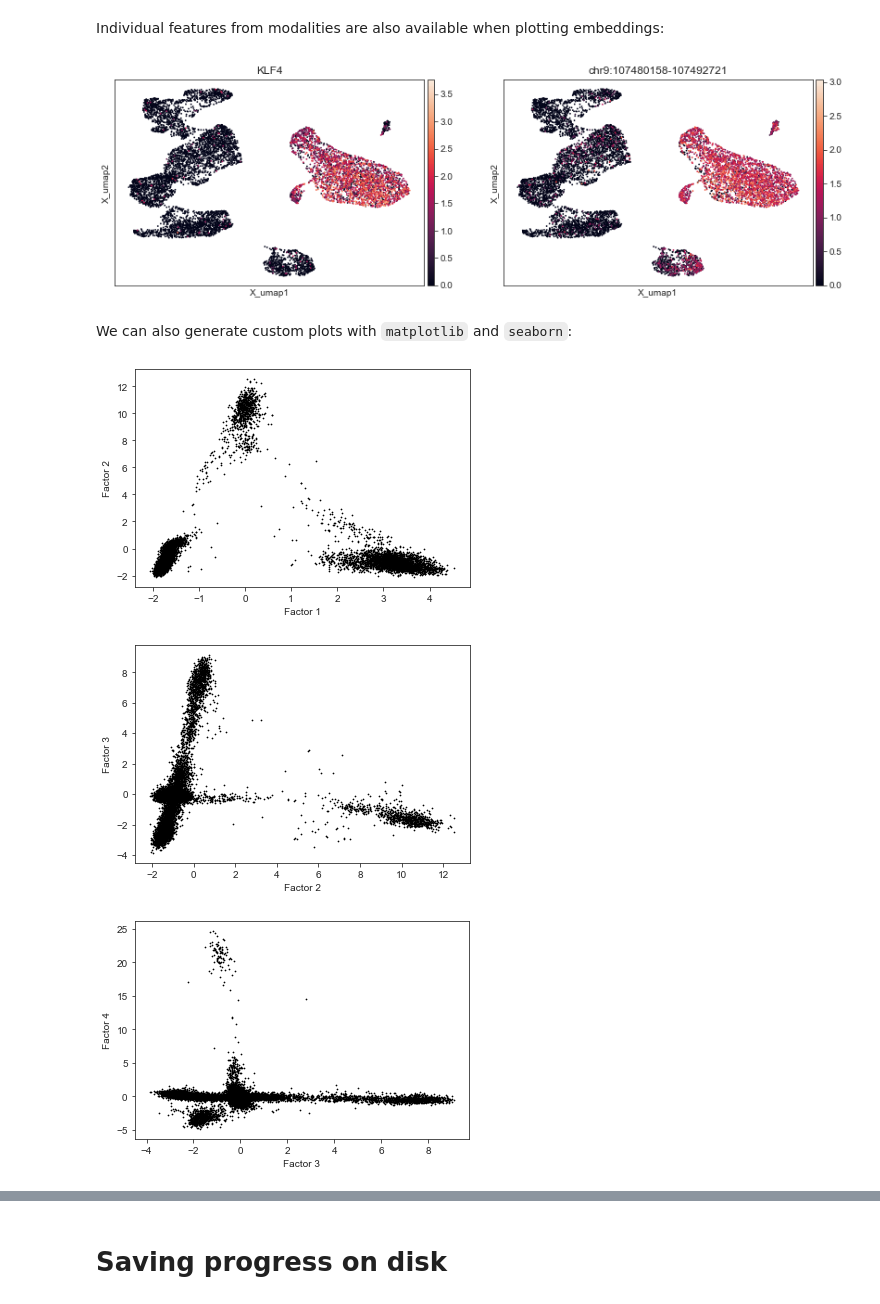
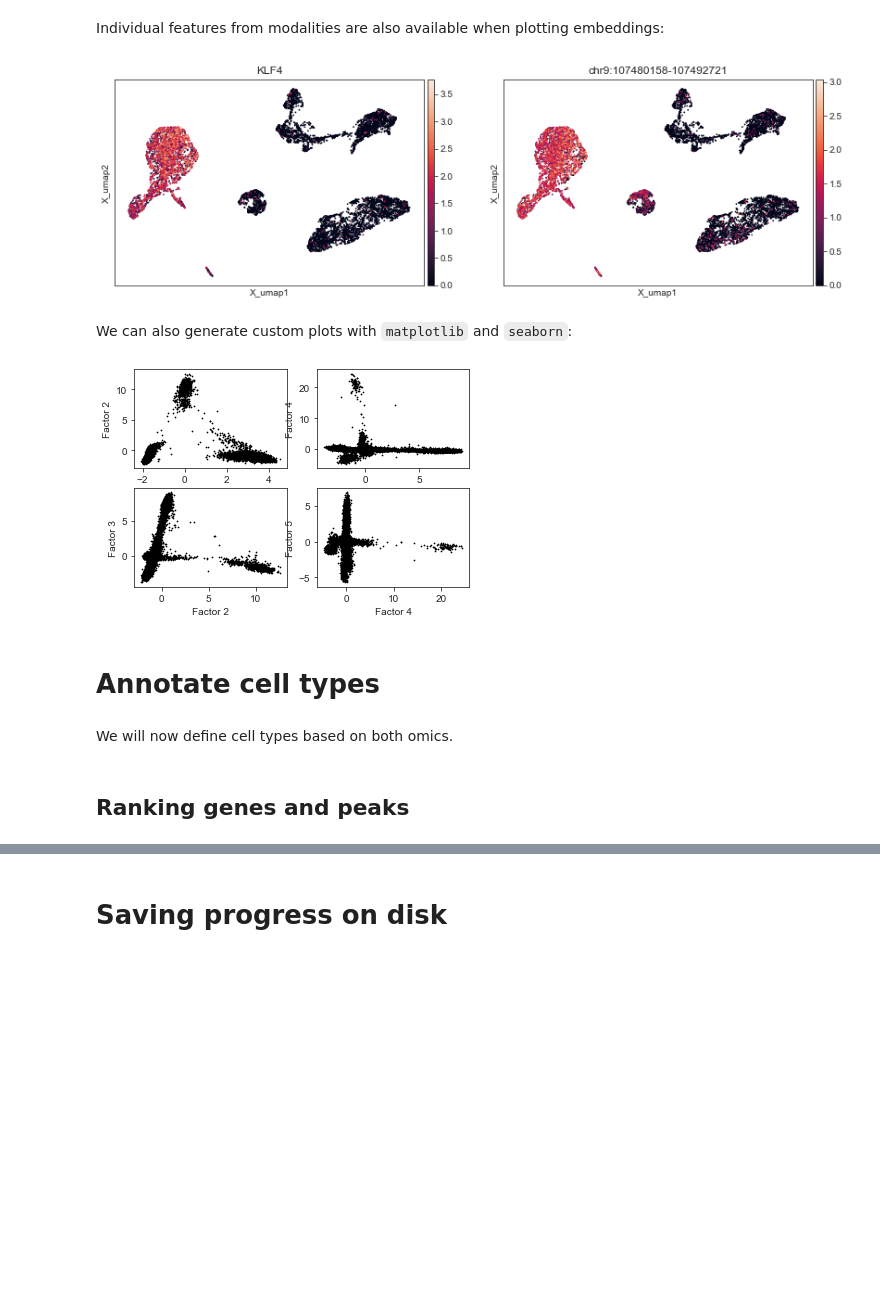
Before and after one commit to scverse/muon-tutorials, a Jupyter notebook: single-cell-rna-atac/pbmc10k/3-Multimodal-Omics-Data-Integration.ipynb, the cells around one changed output, grey strips where cells are left out. Drawn from its saved outputs; the diff is of its cells as text; code cells hidden in the pictures; blank space fills up the shorter version.

```diff
--- a/single-cell-rna-atac/pbmc10k/3-Multimodal-Omics-Data-Integration.ipynb
+++ b/single-cell-rna-atac/pbmc10k/3-Multimodal-Omics-Data-Integration.ipynb
@@ -22,6 +22,6 @@ import muon as mu
 # %% [markdown]
 Load the MuData object from the `.h5mu` file:
 # %%
-mdata = mu.read("data/pbmc10k.h5mu")
+mdata = mu.read("data/pbmc10k_step2.h5mu")
 mdata
 # %% [output]
@@ -123,2 +156,7 @@ We can directly use it for plotting with `mu.pl` or `sc.pl` plotting functions
+# %%
+# Copy colours that were defined previously
+mdata.uns = mdata.uns or dict()
+mdata.uns['rna:celltype_colors'] = mdata['rna'].uns['celltype_colors']
+mdata.uns['atac:celltype_colors'] = mdata['atac'].uns['celltype_colors']
 # %%
 mu.pl.mofa(mdata, color="rna:celltype", components=["1,2", "3,4"])
@@ -160,19 +198,21 @@ Individual features from modalities are also available when plotting embeddings:
 # %%
 mu.pl.umap(mdata, color=["KLF4", "chr9:107480158-107492721"])
 # %% [output]
-[figure, old version]
+[figure, new version]
 # %% [markdown]
 We can also generate custom plots with `matplotlib` and `seaborn`:
 # %%
 df = pd.DataFrame(mdata.obsm["X_mofa"])
 df.columns = [f"Factor {i+1}" for i in range(df.shape[1])]
 
-plot_scatter = lambda i: sns.scatterplot(data=df, x=f"Factor {i+1}", y=f"Factor {i+2}", color="black", linewidth=0, s=3)
+plot_scatter = lambda i, ax: sns.scatterplot(data=df, x=f"Factor {i+1}", y=f"Factor {i+2}", color="black", linewidth=0, s=3, ax=ax)
 
-for i in range(3):
-    plt.figure()
-    plot_scatter(i)
+fig, axes = plt.subplots(2, 2)
+for i in range(4):
+    plot_scatter(i, axes[i%2][i//2])
 # %% [output]
-[figure, old version]
+[figure, new version]
-[figure, removed]
-[figure, removed]
+# %% [markdown]
+# Annotate cell types
+# %% [markdown]
+We will now define cell types based on both omics.
@@ -178,0 +222,2 @@ for i in range(3):
+# %% [markdown]
+## Ranking genes and peaks
```
Also changed, not shown: parts of 44 cells of this notebook, 1 other file.
